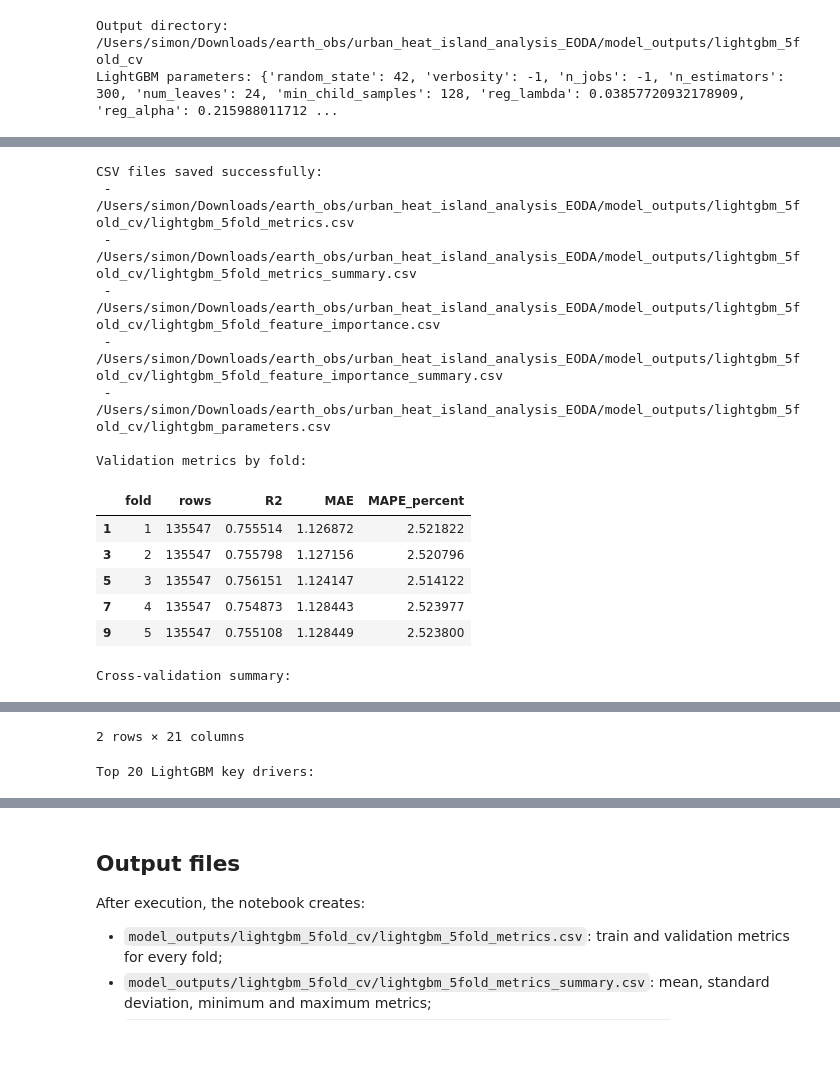
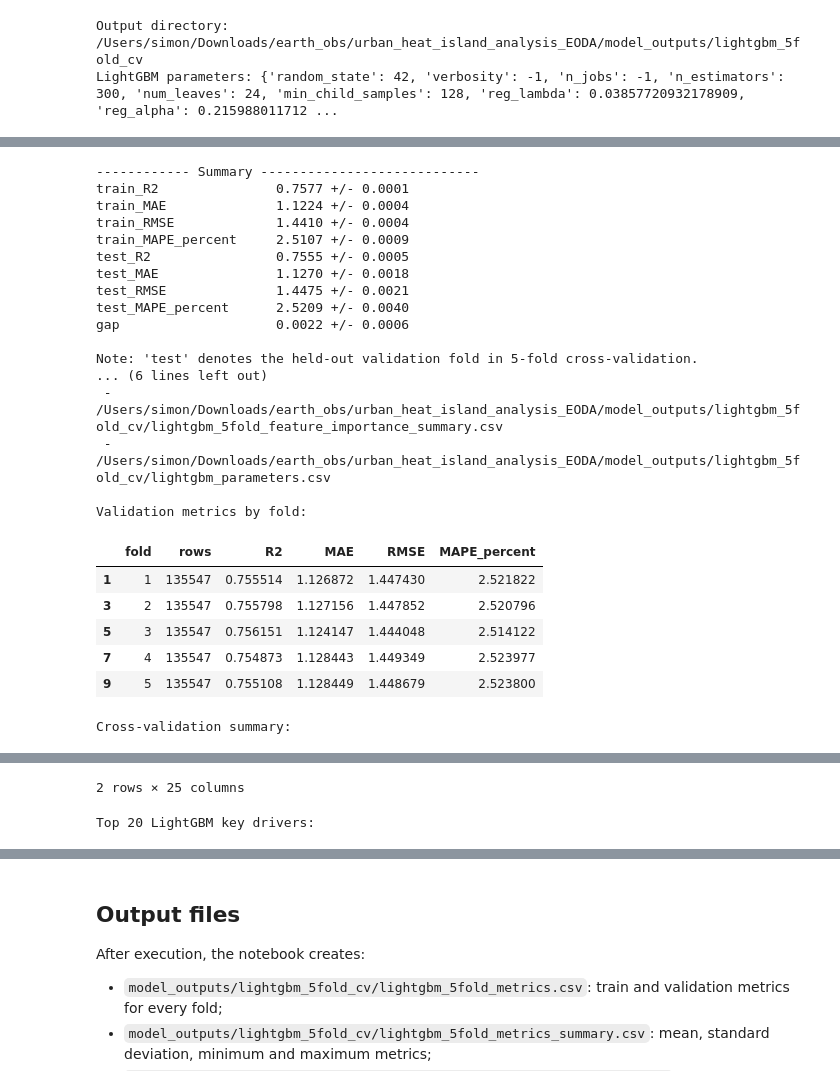
Before and after one commit to sandrokhizanishvili/urban_heat_island_analysis_EODA, a Jupyter notebook: lightgbm_5fold_cv.ipynb, the cells around one changed output, grey strips where cells are left out. Saved outputs shown, nothing was run; the diff lists cells and outputs as text; code cells hidden in the pictures; blank space fills up the shorter version.

Commit message:
Improve cross-validation metric output

```diff
--- a/lightgbm_5fold_cv.ipynb
+++ b/lightgbm_5fold_cv.ipynb
@@ -86,6 +86,7 @@ def calculate_metrics(y_true, y_pred):
     return {
         "R2": float(r2_score(y_true, y_pred)),
         "MAE": float(mean_absolute_error(y_true, y_pred)),
+        "RMSE": float(np.sqrt(mean_squared_error(y_true, y_pred))),
         "MAPE": float(mape),
         "MAPE_percent": float(100 * mape),
     }
@@ -177,13 +178,15 @@ def run_lightgbm_cross_validation(X, y, features, params, n_splits=5, random_sta
             })
 
         models.append(model)
+        train_metrics = metric_rows[-2]
         validation_metrics = metric_rows[-1]
+        r2_gap = train_metrics["R2"] - validation_metrics["R2"]
         print(
-            f"Fold {fold_number}/{n_splits} | "
-            f"R2={validation_metrics['R2']:.4f} | "
-            f"MAE={validation_metrics['MAE']:.4f} C | "
-            f"MAPE={validation_metrics['MAPE_percent']:.4f}% | "
-            f"time={elapsed_seconds:.2f}s"
+            f"fold {fold_number}:  "
+            f"train R2={train_metrics['R2']:.4f}  MAE={train_metrics['MAE']:.4f}  "
+            f"|  test R2={validation_metrics['R2']:.4f}  "
+            f"MAE={validation_metrics['MAE']:.4f}  "
+            f"|  gap={r2_gap:.4f}"
         )
 
     return pd.DataFrame(metric_rows), pd.DataFrame(importance_rows), models
@@ -206,6 +209,6 @@ Fold 5/5 | R2=0.7551 | MAE=1.1284 C | MAPE=2.5238% | time=3.18s
 # %%
 metrics_summary_df = (
-    metrics_df.groupby("subset")[["R2", "MAE", "MAPE", "MAPE_percent", "elapsed_seconds"]]
+    metrics_df.groupby("subset")[["R2", "MAE", "RMSE", "MAPE", "MAPE_percent", "elapsed_seconds"]]
     .agg(["mean", "std", "min", "max"])
     .reset_index()
 )
@@ -235,6 +238,32 @@ feature_importance_summary_df = (
     .reset_index()
 )
 
+
+def print_cross_validation_summary(metrics):
+    train = metrics.query("subset == 'train'").sort_values("fold").reset_index(drop=True)
+    test = metrics.query("subset == 'validation'").sort_values("fold").reset_index(drop=True)
+    gaps = train["R2"] - test["R2"]
+
+    print("\n" + "-" * 12 + " Summary " + "-" * 28)
+    summary_values = {
+        "train_R2": train["R2"],
+        "train_MAE": train["MAE"],
+        "train_RMSE": train["RMSE"],
+        "train_MAPE_percent": train["MAPE_percent"],
+        "test_R2": test["R2"],
+        "test_MAE": test["MAE"],
+        "test_RMSE": test["RMSE"],
+        "test_MAPE_percent": test["MAPE_percent"],
+        "gap": gaps,
+    }
+    for name, values in summary_values.items():
+        print(f"{name:<22} {values.mean():.4f} +/- {values.std(ddof=1):.4f}")
+
+
+print_cross_validation_summary(metrics_df)
+print("\nNote: 'test' denotes the held-out validation fold in 5-fold cross-validation.")
+print("The gap is train R2 minus held-out-fold R2; values near zero indicate little overfitting.")
+
 METRICS_PATH = OUTPUT_DIR / "lightgbm_5fold_metrics.csv"
 SUMMARY_PATH = OUTPUT_DIR / "lightgbm_5fold_metrics_summary.csv"
 IMPORTANCE_PATH = OUTPUT_DIR / "lightgbm_5fold_feature_importance.csv"
@@ -242,42 +271,51 @@ IMPORTANCE_SUMMARY_PATH = OUTPUT_DIR / "lightgbm_5fold_feature_importance_summar
 PARAMETERS_PATH = OUTPUT_DIR / "lightgbm_parameters.csv"
 
 metrics_df.to_csv(METRICS_PATH, index=False)
 metrics_summary_df.to_csv(SUMMARY_PATH, index=False)
 feature_importance_df.to_csv(IMPORTANCE_PATH, index=False)
 feature_importance_summary_df.to_csv(IMPORTANCE_SUMMARY_PATH, index=False)
 pd.DataFrame([BEST_PARAMS]).to_csv(PARAMETERS_PATH, index=False)
 
 print("\nCSV files saved successfully:")
 for output_path in (
     METRICS_PATH,
     SUMMARY_PATH,
     IMPORTANCE_PATH,
     IMPORTANCE_SUMMARY_PATH,
     PARAMETERS_PATH,
 ):
     print(" -", output_path.resolve())
 
 print("\nValidation metrics by fold:")
-display(metrics_df.query("subset == 'validation'")[["fold", "rows", "R2", "MAE", "MAPE_percent"]])
+display(metrics_df.query("subset == 'validation'")[["fold", "rows", "R2", "MAE", "RMSE", "MAPE_percent"]])
 
 print("\nCross-validation summary:")
 display(metrics_summary_df)
 
 print("\nTop 20 LightGBM key drivers:")
 display(feature_importance_summary_df.head(20))
 # %% [output]
-CSV files saved successfully:
- - /Users/simon/Downloads/earth_obs/urban_heat_island_analysis_EODA/model_outputs/lightgbm_5fold_cv/lightgbm_5fold_metrics.csv
- - /Users/simon/Downloads/earth_obs/urban_heat_island_analysis_EODA/model_outputs/lightgbm_5fold_cv/lightgbm_5fold_metrics_summary.csv
- - /Users/simon/Downloads/earth_obs/urban_heat_island_analysis_EODA/model_outputs/lightgbm_5fold_cv/lightgbm_5fold_feature_importance.csv
+------------ Summary ----------------------------
+train_R2               0.7577 +/- 0.0001
+train_MAE              1.1224 +/- 0.0004
+train_RMSE             1.4410 +/- 0.0004
+train_MAPE_percent     2.5107 +/- 0.0009
+test_R2                0.7555 +/- 0.0005
+test_MAE               1.1270 +/- 0.0018
+test_RMSE              1.4475 +/- 0.0021
+test_MAPE_percent      2.5209 +/- 0.0040
+gap                    0.0022 +/- 0.0006
+
+Note: 'test' denotes the held-out validation fold in 5-fold cross-validation.
+... (6 lines left out)
  - /Users/simon/Downloads/earth_obs/urban_heat_island_analysis_EODA/model_outputs/lightgbm_5fold_cv/lightgbm_5fold_feature_importance_summary.csv
  - /Users/simon/Downloads/earth_obs/urban_heat_island_analysis_EODA/model_outputs/lightgbm_5fold_cv/lightgbm_parameters.csv
 
 Validation metrics by fold:
-|  | fold | rows | R2 | MAE | MAPE_percent |
-| 1 | 1 | 135547 | 0.755514 | 1.126872 | 2.521822 |
-| 3 | 2 | 135547 | 0.755798 | 1.127156 | 2.520796 |
-| 5 | 3 | 135547 | 0.756151 | 1.124147 | 2.514122 |
-| 7 | 4 | 135547 | 0.754873 | 1.128443 | 2.523977 |
-| 9 | 5 | 135547 | 0.755108 | 1.128449 | 2.523800 |
+|  | fold | rows | R2 | MAE | RMSE | MAPE_percent |
+| 1 | 1 | 135547 | 0.755514 | 1.126872 | 1.447430 | 2.521822 |
+| 3 | 2 | 135547 | 0.755798 | 1.127156 | 1.447852 | 2.520796 |
+| 5 | 3 | 135547 | 0.756151 | 1.124147 | 1.444048 | 2.514122 |
+| 7 | 4 | 135547 | 0.754873 | 1.128443 | 1.449349 | 2.523977 |
+| 9 | 5 | 135547 | 0.755108 | 1.128449 | 1.448679 | 2.523800 |
 Cross-validation summary:
@@ -287,4 +325,4 @@ Cross-validation summary:
-2 rows × 21 columns
+2 rows × 25 columns
 Top 20 LightGBM key drivers:
 |  | feature | importance_mean | importance_std | importance_min | importance_max | mean_rank |
 | 0 | elevation_focal | 736.8 | 13.590438 | 724.0 | 751.0 | 1.2 |
```
Also changed, not shown: parts of 3 cells of this notebook.
